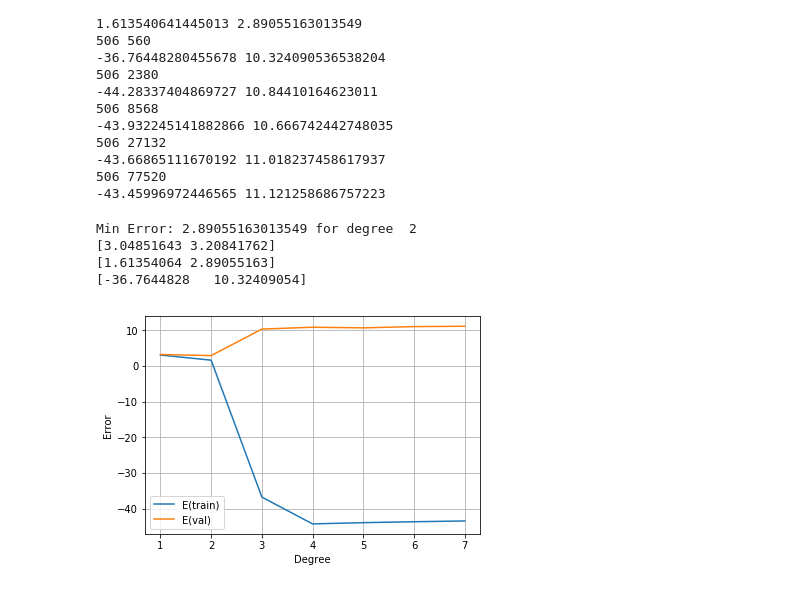
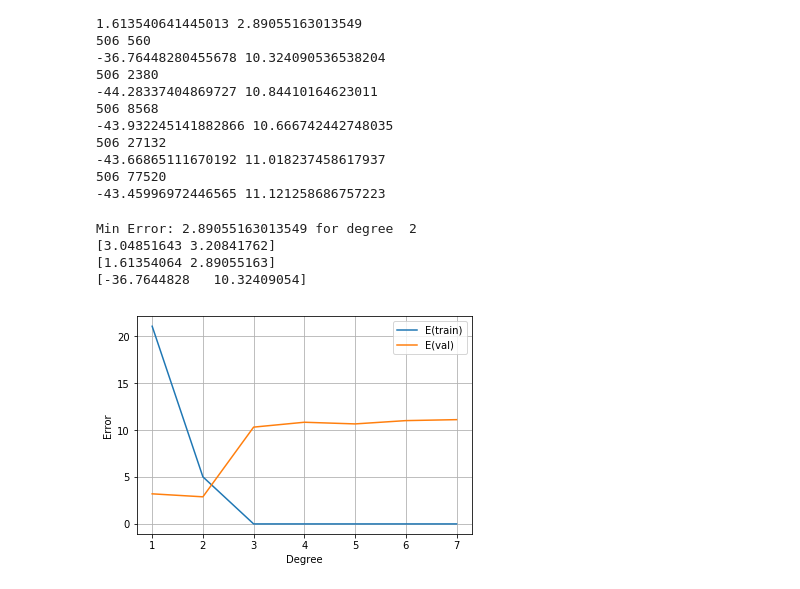
Before and after one commit to erickgrm/machine-learning, a Jupyter notebook: tareas/tarea3/problema1_t2.ipynb, the cells around one changed output. Cells and saved outputs as stored; diff of their text form; code cells hidden in the pictures.

```diff
--- a/tareas/tarea3/problema1_t2.ipynb
+++ b/tareas/tarea3/problema1_t2.ipynb
@@ -159,20 +159,20 @@ for d in range(0,7):
 # %%
 # Minimum error and degree among 1,...,8 that ensures it
 print("Min Error:", np.min(results[0:,1]), "for degree ", np.argmin(results[0:,1]) + 1)
 print(results[0])
 print(results[1])
 print(results[2])
 #plt.plot(np.arange(1,7), results)
-plt.plot(np.arange(1,8), results[0:,0], label = "E(train)")
+plt.plot(np.arange(1,8), [np.exp(i) for i in results[0:,0]], label = "E(train)")
 plt.plot(np.arange(1,8), results[0:,1], label = "E(val)")
 plt.legend()
 plt.grid(True)
 plt.ylabel("Error")
 plt.xlabel("Degree")
 plt.show()
 # %% [output]
 Min Error: 2.89055163013549 for degree  2
 [3.04851643 3.20841762]
 [1.61354064 2.89055163]
 [-36.7644828   10.32409054]
-[figure, old version]
+[figure, new version]
```
Also changed, not shown: parts of 1 cell of this notebook, 2 other files.
